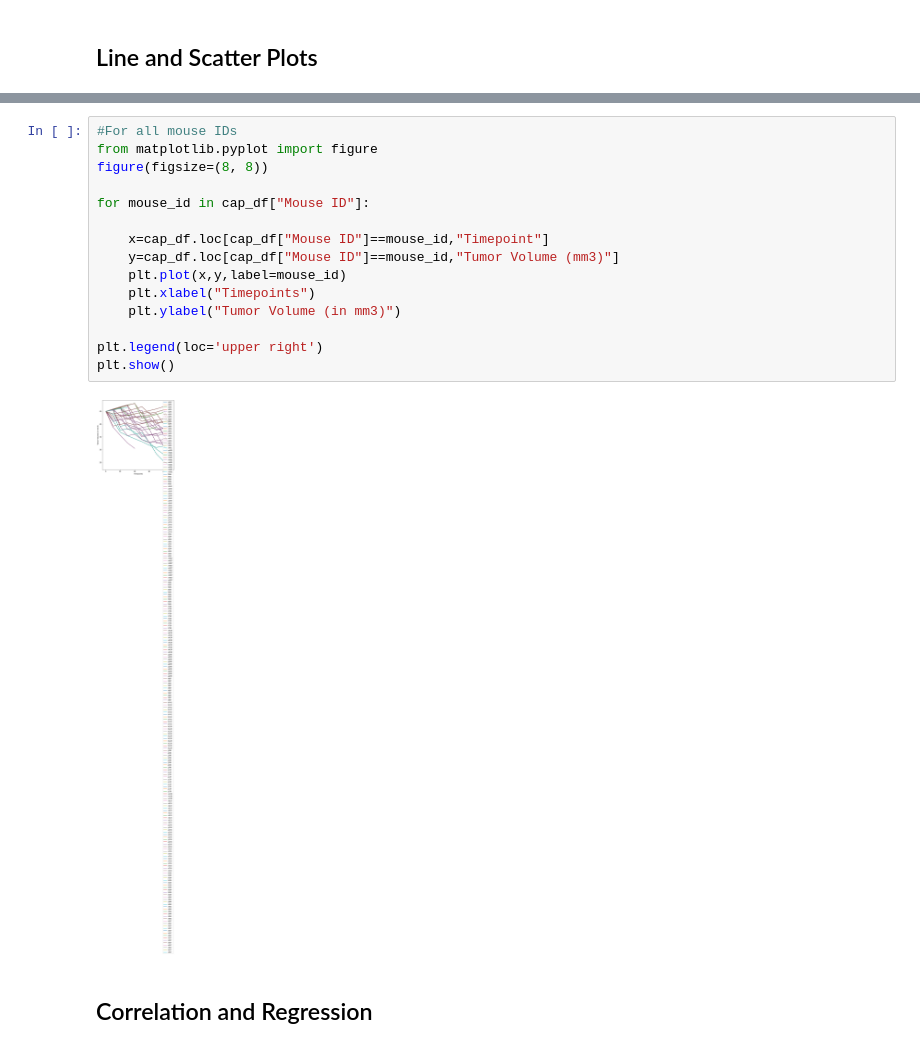
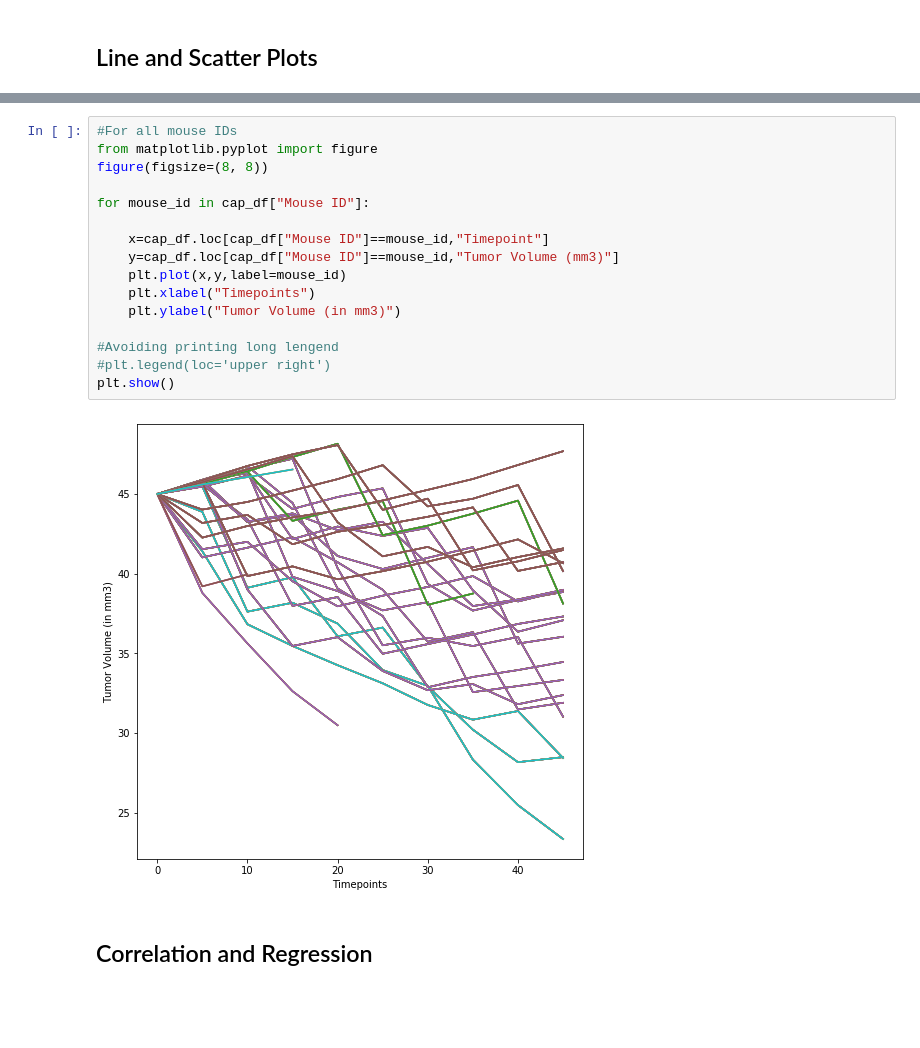
Before and after one commit to sabyasachi31/matplotlib, a Jupyter notebook: Pymaceuticals/pymaceuticals_starter.ipynb, the cells around one changed output, grey strips where cells are left out. Saved outputs shown, nothing was run; the diff lists cells and outputs as text; blank space fills up the shorter version.

```diff
--- a/Pymaceuticals/pymaceuticals_starter.ipynb
+++ b/Pymaceuticals/pymaceuticals_starter.ipynb
@@ -370,20 +370,21 @@ Here is the profile for Mouse s185 (default)
 # %%
 #For all mouse IDs
 from matplotlib.pyplot import figure
 figure(figsize=(8, 8))
 
 for mouse_id in cap_df["Mouse ID"]:
 
     x=cap_df.loc[cap_df["Mouse ID"]==mouse_id,"Timepoint"]
     y=cap_df.loc[cap_df["Mouse ID"]==mouse_id,"Tumor Volume (mm3)"]
     plt.plot(x,y,label=mouse_id)
     plt.xlabel("Timepoints")
     plt.ylabel("Tumor Volume (in mm3)")
 
-plt.legend(loc='upper right')
+#Avoiding printing long lengend
+#plt.legend(loc='upper right')
 plt.show()
 # %% [output]
-[figure, old version]
+[figure, new version]
 # %% [markdown]
 ## Correlation and Regression
 # %%
```
Also changed, not shown: parts of 1 cell of this notebook.
